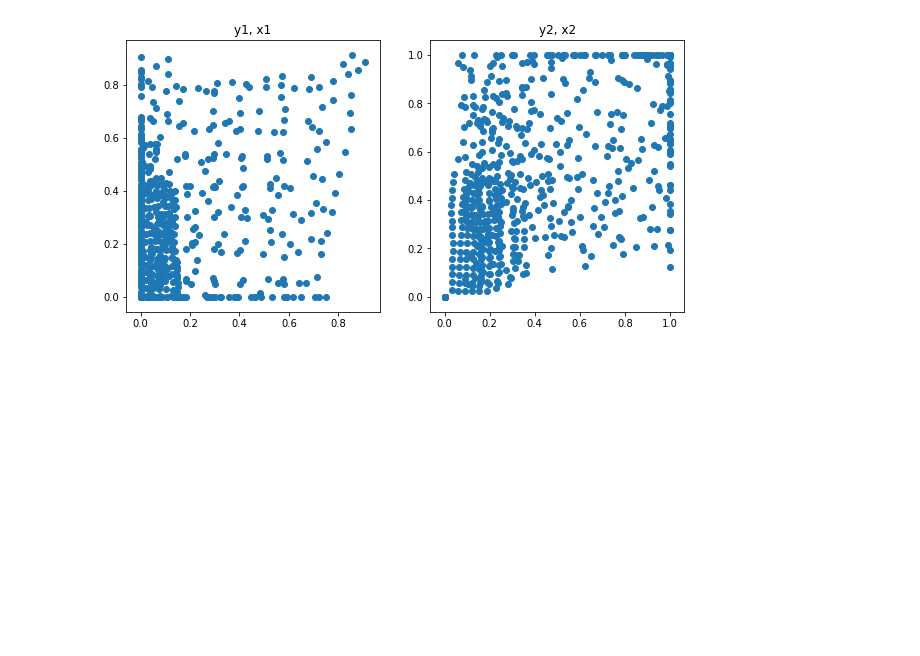
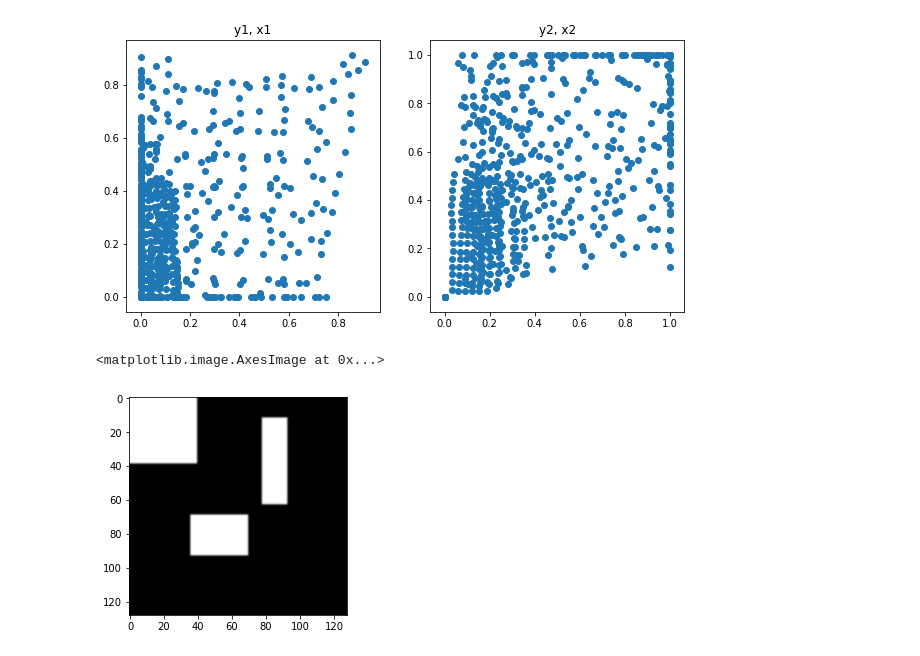
Before and after one commit to mnboos/osm-instance-segmentation, a Jupyter notebook: inspect_model.ipynb, the cells around one changed output. Saved outputs shown, nothing was run; the diff lists cells and outputs as text; code cells hidden in the pictures; blank space fills up the shorter version.

Commit message:
extract single instances from mask

```diff
--- a/inspect_model.ipynb
+++ b/inspect_model.ipynb
@@ -25,14 +25,8 @@ from mask_rcnn.model import log
 # Root directory of the project
 ROOT_DIR = os.getcwd()
 
-# Directory to save logs and trained model
-MODEL_DIR = os.path.join(ROOT_DIR, "logs")
-
-# Local path to trained weights file
-COCO_MODEL_PATH = os.path.join(ROOT_DIR, "mask_rcnn", "mask_rcnn_coco.h5")
-
 # Path to Shapes trained weights
-WEIGHTS_PATH = os.path.join(ROOT_DIR, "model", "stage3.h5")
+WEIGHTS_PATH = os.path.join(ROOT_DIR, "model", "osm20180113T1158", "mask_rcnn_osm_1000.h5")
 # %% [markdown]
 ## Configurations
 # %%
@@ -46,6 +40,10 @@ class InferenceConfig(config.__class__):
     # Run detection on one image at a time
     GPU_COUNT = 1
     IMAGES_PER_GPU = 1
+    RPN_ANCHOR_SCALES = (4,8,16, 32, 64)
+    BACKBONE_STRIDES = [1,2,4, 8, 16]
+    IMAGE_MAX_DIM = 768
+    IMAGE_MIN_DIM = 768
 
 config = InferenceConfig()
 config.display()
@@ -95,7 +93,7 @@ def get_ax(rows=1, cols=1, size=16):
 # %%
 from core.mask_rcnn_config import OsmMappingDataset
 
-TRAINING_DATA_DIR = r"C:\Temp\images\training\split"
+TRAINING_DATA_DIR = r"C:\Temp\images\training\output"
 
 images = list(filter(lambda f: f.endswith(".tiff"), os.listdir(TRAINING_DATA_DIR)))
 
@@ -123,7 +121,7 @@ Classes: ['BG', 'building']
 # %%
 # Create model in inference mode
 with tf.device(DEVICE):
-    model = modellib.MaskRCNN(mode="inference", model_dir=MODEL_DIR,
+    model = modellib.MaskRCNN(mode="inference", model_dir=os.path.join(ROOT_DIR, "model"),
                               config=config)
 
 # Load weights
@@ -621,3 +619,14 @@ plt.scatter(activations["roi"][0,:,2], activations["roi"][0,:,3])
 plt.show()
 # %% [output]
 [figure]
+# %%
+import cv2
+mask_path = r"C:\temp\images\test.tif"
+im = cv2.imread(mask_path)
+imgray = cv2.cvtColor(im, cv2.COLOR_RGB2GRAY)
+ret, thresh = cv2.threshold(imgray, 1,29, cv2.THRESH_BINARY)
+im2, contours, hierarchy = cv2.findContours(thresh, cv2.RETR_TREE, cv2.CHAIN_APPROX_SIMPLE)
+plt.imshow(im2, cmap='gray', interpolation='bicubic')
+# %% [output]
+<matplotlib.image.AxesImage at 0x...>
+[figure, added]
```
Also changed, not shown: parts of 4 cells of this notebook, 3 other files.
